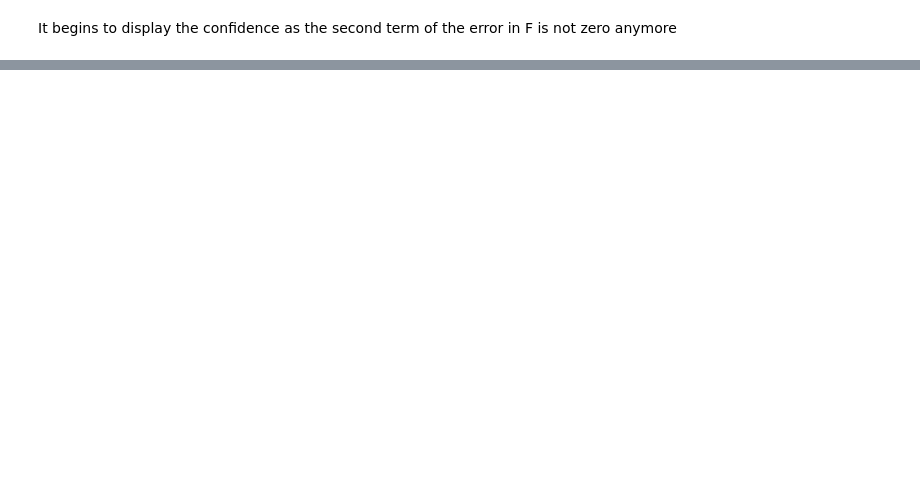
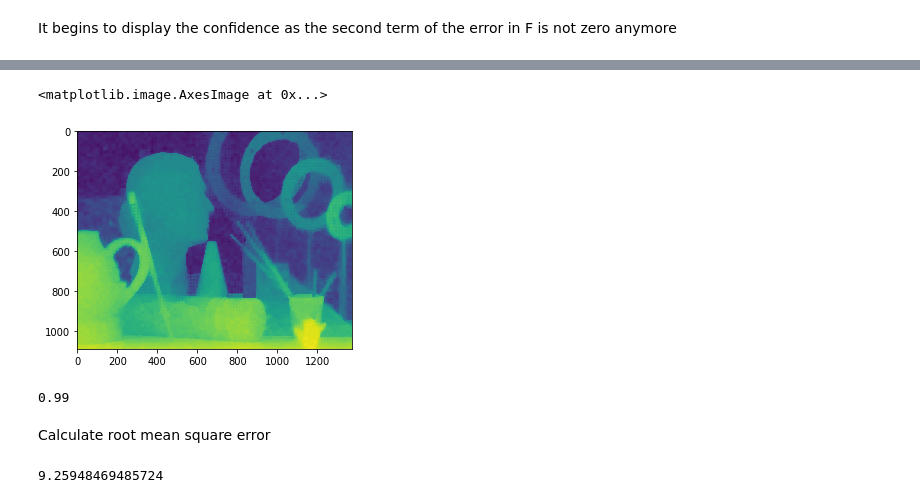
Before and after one commit to GMNetto/DTSolverExample, a Jupyter notebook: DTSolver.ipynb, the cells around one changed output, grey strips where cells are left out. Drawn from its saved outputs; the diff is of its cells as text; code cells hidden in the pictures; blank space fills up the shorter version.

```diff
--- a/DTSolver.ipynb
+++ b/DTSolver.ipynb
@@ -77,0 +96,2 @@ It begins to display the confidence as the second term of the error in F is not
+# %%
+filtered_target = cvx.dtFilter(reference, t, 400, 0.25, mode=cvx.DTF_NC, numIters=3)
@@ -77,0 +103,21 @@ It begins to display the confidence as the second term of the error in F is not
+# %%
+def solve(zi=None,c=None,t=None,zn=None, lmbd=None):
+    r = zi
+    for i in range(0, 300):
+        der = derivative(r, c, t, zn,lmbd)
+        r = r - 0.99*der
+    return r
+# %%
+zi = t
+result = solve(zi, c, t, filtered_target, lmbd)
+# %%
+plt.imshow(result)
+# %% [output]
+<matplotlib.image.AxesImage at 0x...>
+[figure, added]
+# %%
+lmbd
+# %% [output]
+0.99
+# %% [markdown]
+Calculate root mean square error
@@ -77,0 +130,4 @@ It begins to display the confidence as the second term of the error in F is not
+# %%
+rms(gt, filtered_target*255)
+# %% [output]
+9.25948469485724
```
Also changed, not shown: parts of 16 cells of this notebook.
